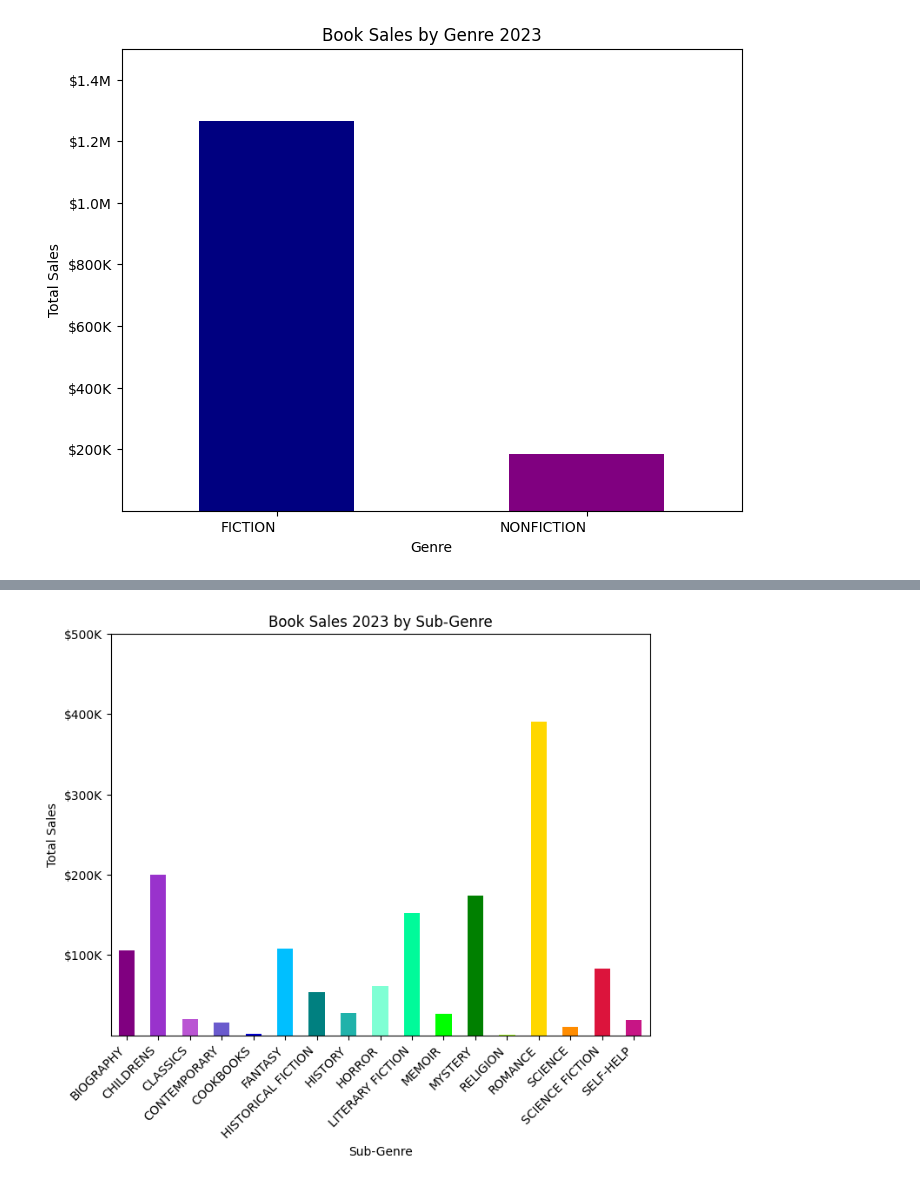
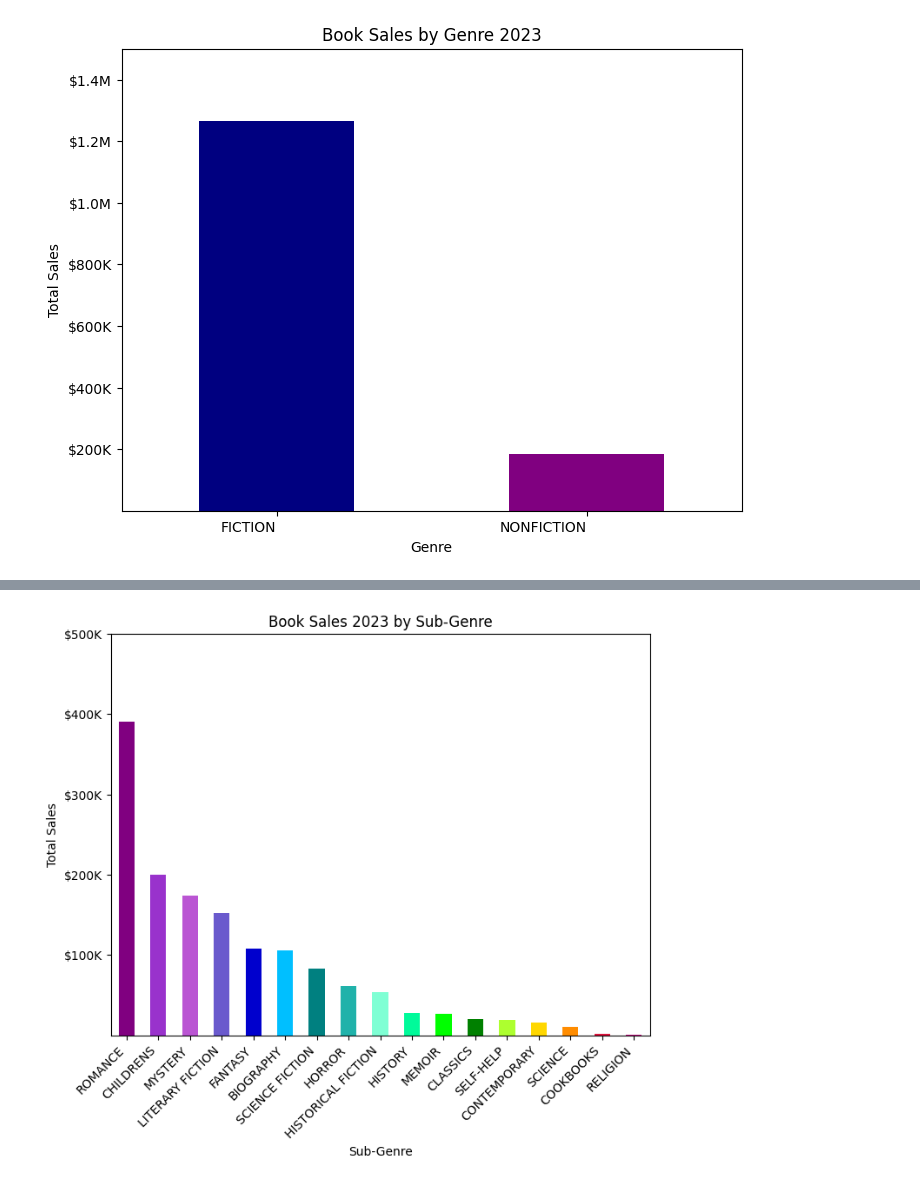
Before and after one commit to ammabe1/Publish-Me---Release-Assistant, a Jupyter notebook: Publish_Me Release_Assistant.ipynb, the cells around one changed output, grey strips where cells are left out. Cells and saved outputs as stored; diff of their text form; code cells hidden in the pictures.

```diff
--- a/Publish_Me Release_Assistant.ipynb
+++ b/Publish_Me Release_Assistant.ipynb
@@ -264,0 +280,8 @@ Full_Book_Details.head(4)
+# %%
+columns = ['Sub_Genre_1','Sub_Genre_2','Sub_Genre_3','Sub_Genre_4','Sub_Genre_5','Sub_Genre_6','Sub_Genre_7','Sub_Genre_8','Sub_Genre_9','Sub_Genre_10']
+master = []
+for column in columns:
+    x = Full_Book_Details[column]
+    master.append(x)
+master = pd.concat(master, ignore_index=True)
+master_unique = master.unique()
@@ -652,28 +754,28 @@ plt.show()
 # %%
 # chart book sales by sub-genre
 # #grouped_data = df.groupby('Category')['Value'].sum()
 Sub_genres_grouped_by = Full_Book_Details_modified.groupby('Master_Sub_Genre')['gross_sales'].sum()
 
 # # Plot the grouped data as a bar chart
 # Sub_genres_grouped_by.plot(kind='bar', title='Book Sales by Sub Genre')
 # plt.xlabel('Master_Sub_Genre')
 # plt.ylabel('Sales Totals')
 # plt.show()
 
 colors = ['purple','darkorchid','mediumorchid','slateblue','mediumblue','deepskyblue','teal','lightseagreen','aquamarine','mediumspringgreen','lime','green','greenyellow','gold','darkorange','crimson','mediumvioletred']
 
 fig, ax = plt.subplots(figsize=(8,6))
-Sub_genres_grouped_by.plot(kind='bar', color=colors)
+Sub_genres_grouped_by.sort_values(ascending=False).plot(kind='bar', color=colors)
 labels = ax.get_xticklabels()
 plt.setp(labels,
           rotation = 45,
           horizontalalignment='right')
 ax.set(ylim=[10,500000],
        ylabel='Total Sales', xlabel='Sub-Genre',
        title='Book Sales 2023 by Sub-Genre')
 ax.yaxis.set_major_formatter(currency)
 
 plt.savefig('barplot_2023_Sub_Genre_Booksales.png')
 plt.show()
 # %% [output]
-[figure, old version]
+[figure, new version]
```
Also changed, not shown: parts of 13 cells of this notebook, 1 other file.
